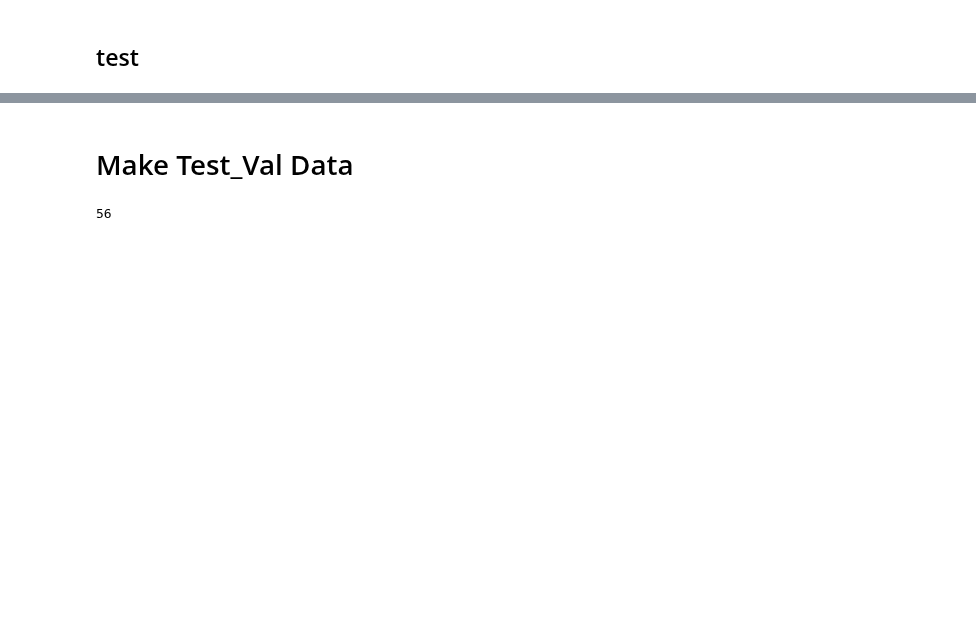
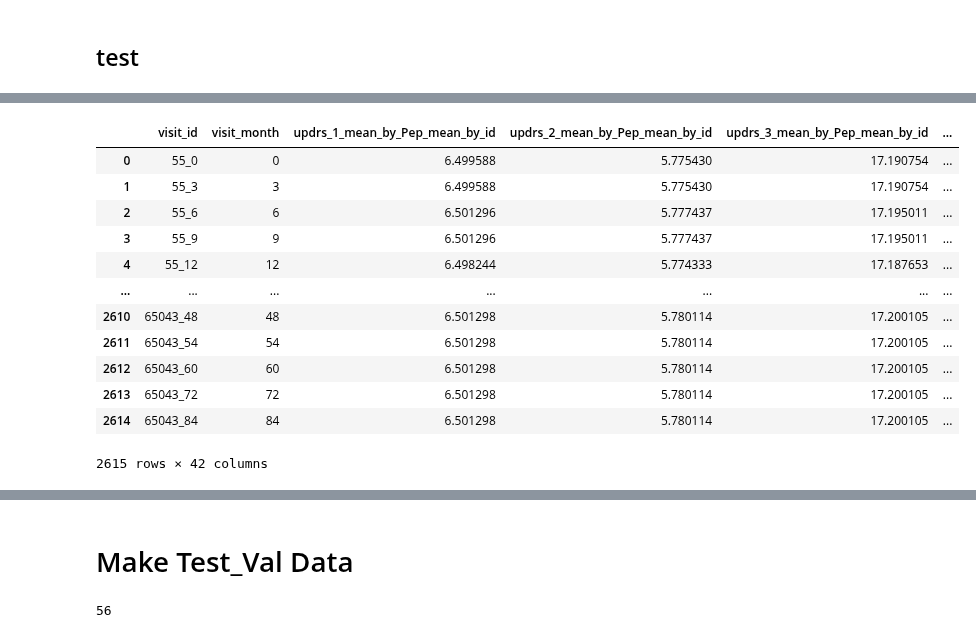
Before and after one commit to kunai-3txk/Compe_tonyobyo, a Jupyter notebook: AMP_fit.ipynb, the cells around one changed output, grey strips where cells are left out. Cells and saved outputs as stored; diff of their text form; code cells hidden in the pictures; blank space fills up the shorter version.

```diff
--- a/AMP_fit.ipynb
+++ b/AMP_fit.ipynb
@@ -164,0 +191,3 @@ print('Clinical shape:',test.shape)
+# %%
+#sort用にキー列のみ抽出
+train_sort = train_clinical[['visit_id','patient_id','visit_month']]
@@ -164,0 +250,47 @@ print('Clinical shape:',test.shape)
+# %%
+#欠損値処理
+#train_clinical_te.dropna(subset=['updrs_1'],inplace=True)
+#train_clinical_te.dropna(subset=['updrs_2'],inplace=True)
+#train_clinical_te.dropna(subset=['updrs_3'],inplace=True)
+
+train_pep_te = train_peptides_te[['visit_id','Peptide']].merge(train_clinical_te[['visit_id','updrs_1','updrs_2','updrs_3','updrs_4','upd23b_clinical_state_on_medication']]
+                                                ,on='visit_id',how='inner')
+train_uni_te = train_proteins_te[['visit_id','UniProt']].merge(train_clinical_te[['visit_id','updrs_1','updrs_2','updrs_3','updrs_4','upd23b_clinical_state_on_medication']]
+                                                ,on='visit_id',how='inner')
+
+#集計処理 by Pep/Uni
+train_pep_te_agg_ = pl.DataFrame(train_pep_te.drop(['visit_id'],axis=1)).groupby(['Peptide']).agg(
+    [
+        pl.mean("*").suffix("_mean_by_Pep"),
+        pl.std("*").suffix("_std_by_Pep"),
+        pl.median("*").suffix("_median_by_Pep"),
+        pl.max("*").suffix("_max_by_Pep"),
+        #pl.min("*").suffix("_min_by_Pep"),
+    ]
+)
+
+train_uni_te_agg_ = pl.DataFrame(train_uni_te.drop(['visit_id'],axis=1)).groupby(['UniProt']).agg(
+    [
+        pl.mean("*").suffix("_mean_by_Uni"),
+        pl.std("*").suffix("_std_by_Uni"),
+        pl.max("*").suffix("_max_by_Uni"),
+        #pl.min("*").suffix("_min_by_Uni"),
+    ]
+)
+
+train_pep_te_agg_fill = pep_te_agg(train_sort,train_peptides_te)
+train_pro_te_agg_fill = pro_te_agg(train_sort,train_proteins_te)
+# %% [output]
+|  | visit_id | visit_month | updrs_1_mean_by_Pep_mean_by_id | updrs_2_mean_by_Pep_mean_by_id | updrs_3_mean_by_Pep_mean_by_id | ... |
+| 0 | 55_0 | 0 | 6.499588 | 5.775430 | 17.190754 | ... |
+| 1 | 55_3 | 3 | 6.499588 | 5.775430 | 17.190754 | ... |
+| 2 | 55_6 | 6 | 6.501296 | 5.777437 | 17.195011 | ... |
+| 3 | 55_9 | 9 | 6.501296 | 5.777437 | 17.195011 | ... |
+| 4 | 55_12 | 12 | 6.498244 | 5.774333 | 17.187653 | ... |
+| ... | ... | ... | ... | ... | ... | ... |
+| 2610 | 65043_48 | 48 | 6.501298 | 5.780114 | 17.200105 | ... |
+| 2611 | 65043_54 | 54 | 6.501298 | 5.780114 | 17.200105 | ... |
+| 2612 | 65043_60 | 60 | 6.501298 | 5.780114 | 17.200105 | ... |
+| 2613 | 65043_72 | 72 | 6.501298 | 5.780114 | 17.200105 | ... |
+| 2614 | 65043_84 | 84 | 6.501298 | 5.780114 | 17.200105 | ... |
+2615 rows × 42 columns
```
Also changed, not shown: parts of 42 cells of this notebook.
